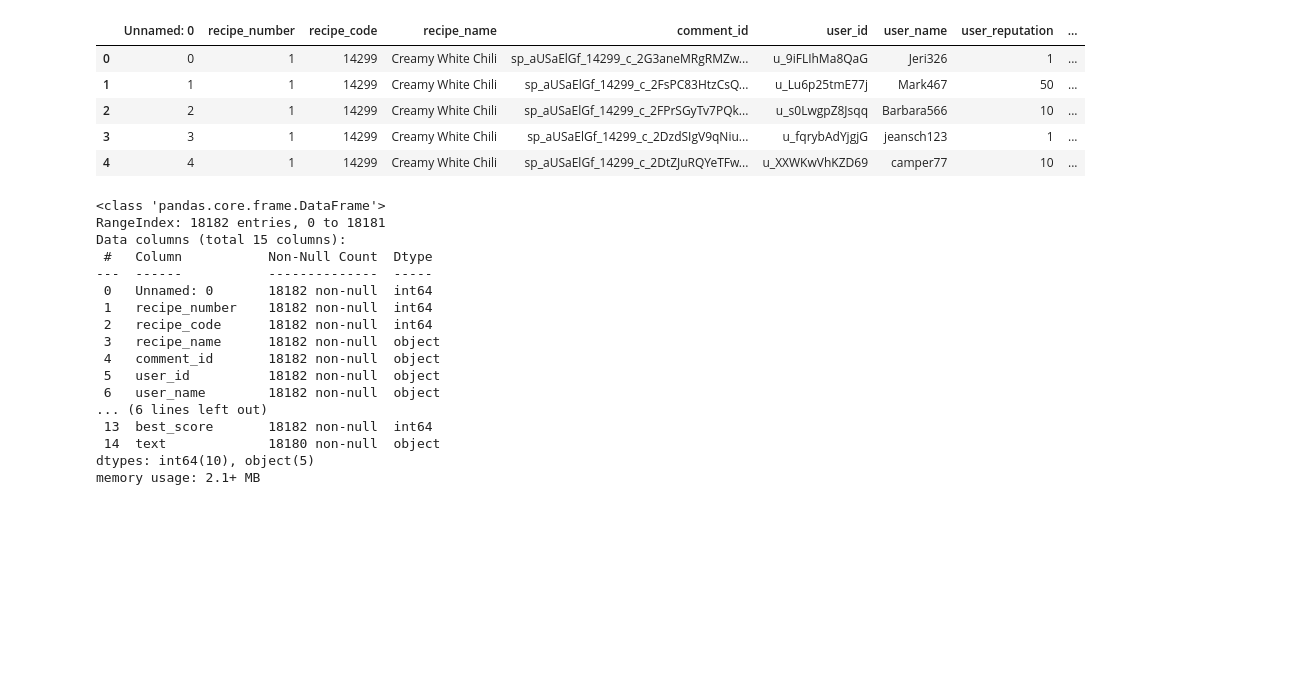
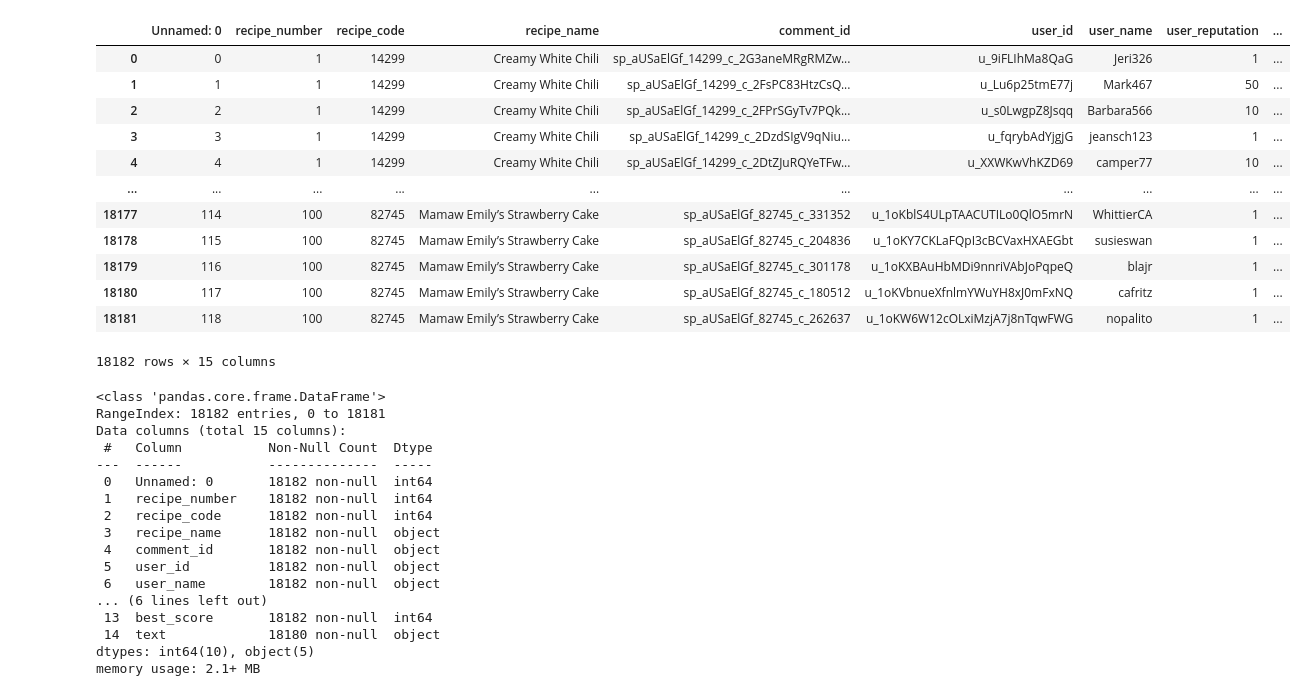
Before and after one commit to mn42899/data_scienceii, a Jupyter notebook: final exam_prep_ella.ipynb, the cells around one changed output. Saved outputs shown, nothing was run; the diff lists cells and outputs as text; code cells hidden in the pictures; blank space fills up the shorter version.

```diff
--- a/final exam_prep_ella.ipynb
+++ b/final exam_prep_ella.ipynb
@@ -17,12 +32,20 @@ df = pd.read_csv('Recipe Reviews and User Feedback Dataset.csv')
-# %%
-df.head()
-# %% [output]
-|  | Unnamed: 0 | recipe_number | recipe_code | recipe_name | comment_id | user_id | user_name | user_reputation | ... |
-| 0 | 0 | 1 | 14299 | Creamy White Chili | sp_aUSaElGf_14299_c_2G3aneMRgRMZw... | u_9iFLIhMa8QaG | Jeri326 | 1 | ... |
-| 1 | 1 | 1 | 14299 | Creamy White Chili | sp_aUSaElGf_14299_c_2FsPC83HtzCsQ... | u_Lu6p25tmE77j | Mark467 | 50 | ... |
-| 2 | 2 | 1 | 14299 | Creamy White Chili | sp_aUSaElGf_14299_c_2FPrSGyTv7PQk... | u_s0LwgpZ8Jsqq | Barbara566 | 10 | ... |
-| 3 | 3 | 1 | 14299 | Creamy White Chili | sp_aUSaElGf_14299_c_2DzdSIgV9qNiu... | u_fqrybAdYjgjG | jeansch123 | 1 | ... |
-| 4 | 4 | 1 | 14299 | Creamy White Chili | sp_aUSaElGf_14299_c_2DtZJuRQYeTFw... | u_XXWKwVhKZD69 | camper77 | 10 | ... |
+# %%
+df = pd.read_csv('https://raw.githubusercontent.com/mn42899/data_scienceii/refs/heads/main/Recipe%20Reviews%20and%20User%20Feedback%20Dataset.csv')
+df
+# %% [output]
+|  | Unnamed: 0 | recipe_number | recipe_code | recipe_name | comment_id | user_id | user_name | user_reputation | ... |
+| 0 | 0 | 1 | 14299 | Creamy White Chili | sp_aUSaElGf_14299_c_2G3aneMRgRMZw... | u_9iFLIhMa8QaG | Jeri326 | 1 | ... |
+| 1 | 1 | 1 | 14299 | Creamy White Chili | sp_aUSaElGf_14299_c_2FsPC83HtzCsQ... | u_Lu6p25tmE77j | Mark467 | 50 | ... |
+| 2 | 2 | 1 | 14299 | Creamy White Chili | sp_aUSaElGf_14299_c_2FPrSGyTv7PQk... | u_s0LwgpZ8Jsqq | Barbara566 | 10 | ... |
+| 3 | 3 | 1 | 14299 | Creamy White Chili | sp_aUSaElGf_14299_c_2DzdSIgV9qNiu... | u_fqrybAdYjgjG | jeansch123 | 1 | ... |
+| 4 | 4 | 1 | 14299 | Creamy White Chili | sp_aUSaElGf_14299_c_2DtZJuRQYeTFw... | u_XXWKwVhKZD69 | camper77 | 10 | ... |
+| ... | ... | ... | ... | ... | ... | ... | ... | ... | ... |
+| 18177 | 114 | 100 | 82745 | Mamaw Emily’s Strawberry Cake | sp_aUSaElGf_82745_c_331352 | u_1oKblS4ULpTAACUTILo0QlO5mrN | WhittierCA | 1 | ... |
+| 18178 | 115 | 100 | 82745 | Mamaw Emily’s Strawberry Cake | sp_aUSaElGf_82745_c_204836 | u_1oKY7CKLaFQpI3cBCVaxHXAEGbt | susieswan | 1 | ... |
+| 18179 | 116 | 100 | 82745 | Mamaw Emily’s Strawberry Cake | sp_aUSaElGf_82745_c_301178 | u_1oKXBAuHbMDi9nnriVAbJoPqpeQ | blajr | 1 | ... |
+| 18180 | 117 | 100 | 82745 | Mamaw Emily’s Strawberry Cake | sp_aUSaElGf_82745_c_180512 | u_1oKVbnueXfnlmYWuYH8xJ0mFxNQ | cafritz | 1 | ... |
+| 18181 | 118 | 100 | 82745 | Mamaw Emily’s Strawberry Cake | sp_aUSaElGf_82745_c_262637 | u_1oKW6W12cOLxiMzjA7j8nTqwFWG | nopalito | 1 | ... |
+18182 rows × 15 columns
 # %%
 df.info()
 # %% [output]
```
Also changed, not shown: parts of 8 cells of this notebook, 1 other file.
